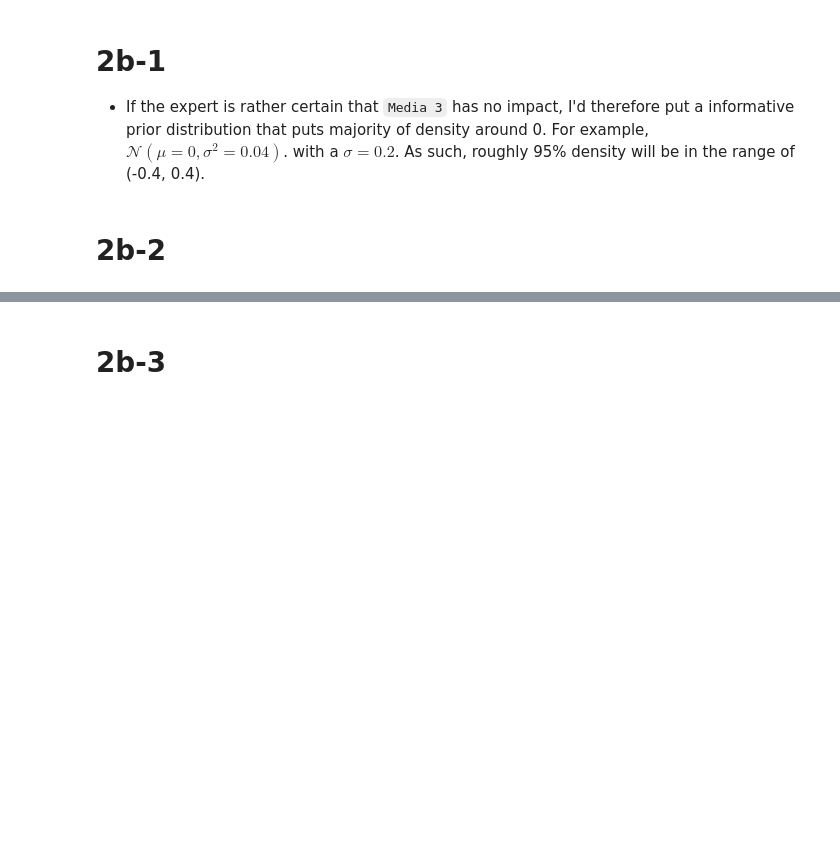
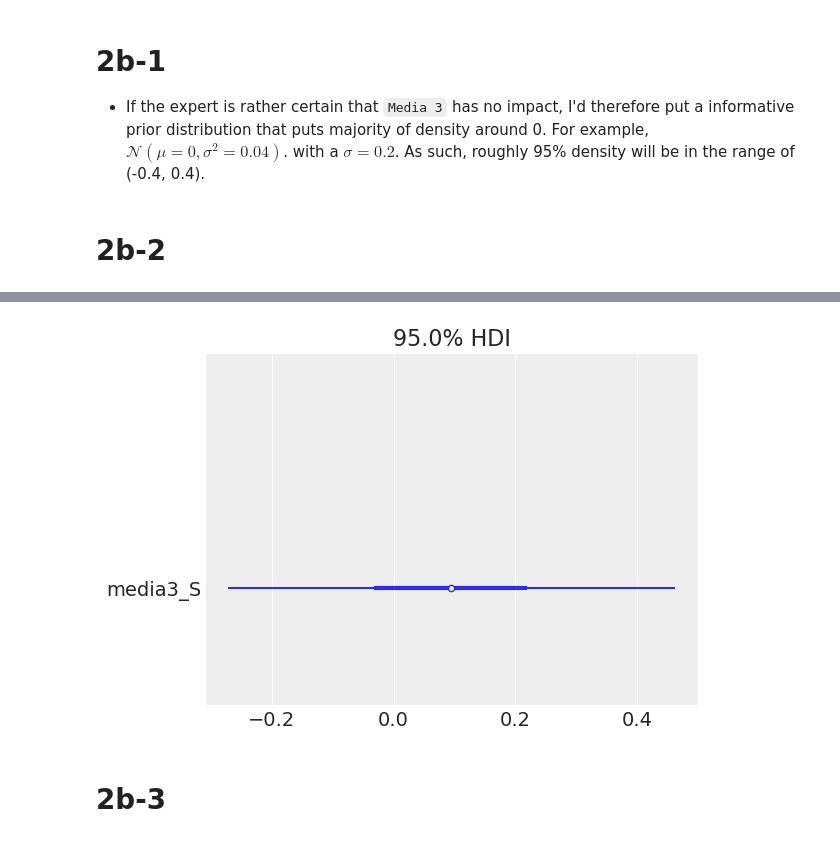
Before and after one commit to leslieDLcy/InformedPriorDist, a Jupyter notebook: src/modelling/prior_choice.ipynb, the cells around one changed output, grey strips where cells are left out. Drawn from its saved outputs; the diff is of its cells as text; code cells hidden in the pictures; blank space fills up the shorter version.

```diff
--- a/src/modelling/prior_choice.ipynb
+++ b/src/modelling/prior_choice.ipynb
@@ -100,5 +119,8 @@ az.plot_trace(trace_2, combined=True, figsize=(10, 24));
 # %%
-az.plot_forest(trace_2, var_names=["media3_S"], combined=True, hdi_prob=0.95, r_hat=True);
+az.plot_forest(trace_2, var_names=["media3_S"], combined=True, hdi_prob=0.95, r_hat=False);
+save2Vis('media3_effect')
+# %% [output]
+[figure, added]
 # %% [markdown]
 # 2b-3
 # %% [markdown]
```
Also changed, not shown: parts of 14 cells of this notebook, 16 other files.
